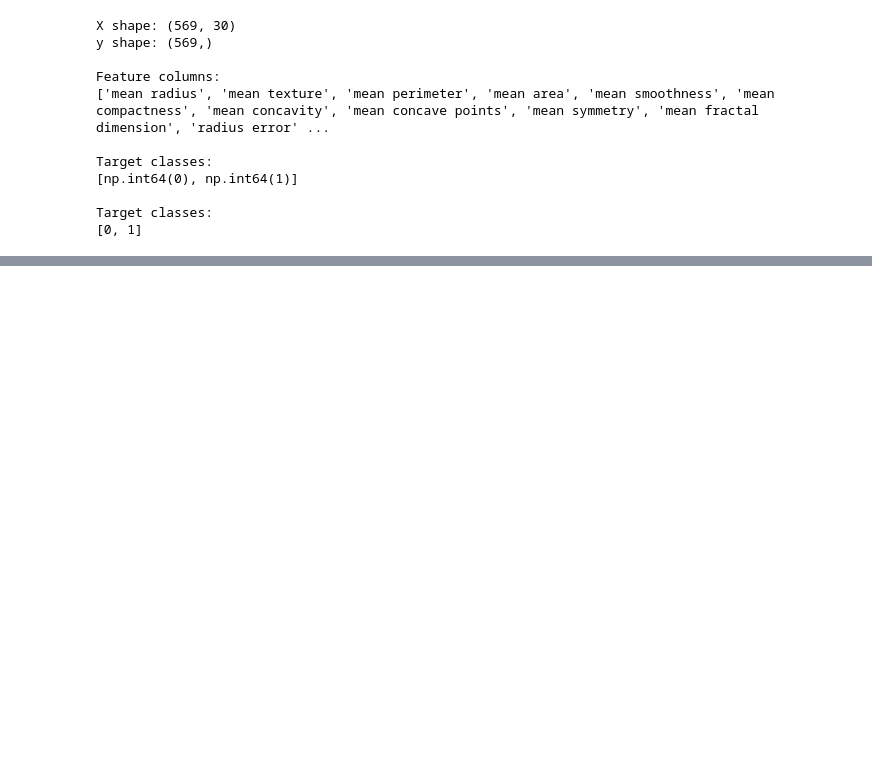
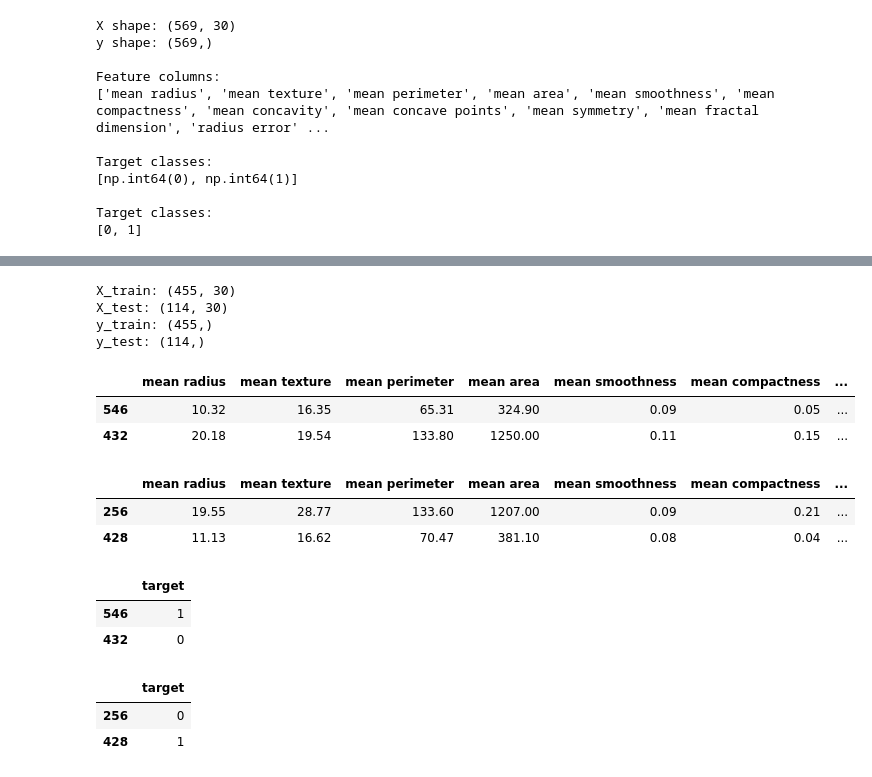
Before and after one commit to amirtech-ai/tabular-ml-prediction-api, a Jupyter notebook: notebooks/initial_data_analysis_1.ipynb, the cells around one changed output, grey strips where cells are left out. Drawn from its saved outputs; the diff is of its cells as text; code cells hidden in the pictures; blank space fills up the shorter version.

Commit message:
Add train-test split and preprocessing pipeline 1405/7/22

```diff
--- a/notebooks/initial_data_analysis_1.ipynb
+++ b/notebooks/initial_data_analysis_1.ipynb
@@ -393,3 +393,20 @@ Target classes:
 
 Target classes:
 [0, 1]
+# %%
+# تکرار import ها برای تعریف روش جدید بارگذار dataframe
+import pandas as pd
+from sklearn.datasets import load_breast_cancer
+
+# بارگذاری دیتاست
+dataset = load_breast_cancer(as_frame=True)
+df2 = dataset.frame.copy()
+
+# جداسازی ویژگی‌ها و هدف
+X = df2.drop(columns=["target"])
+y = df2["target"]
+
+# بررسی ابعاد و کلاس‌ها
+print("Features:", X.shape)
+print("Target:", y.shape)
+print("Classes:", y.value_counts().sort_index())
@@ -395,0 +438,44 @@ Target classes:
+# %%
+from sklearn.model_selection import train_test_split
+
+# تقسیم داده: ۸۰٪ آموزش، ۲۰٪ آزمون
+X_train, X_test, y_train, y_test = train_test_split(
+    X, y,
+    test_size=0.20,
+    random_state=42,
+    stratify=y
+)
+
+print("X_train:", X_train.shape)
+print("X_test:", X_test.shape)
+print("y_train:", y_train.shape)
+print("y_test:", y_test.shape)
+# %% [output]
+X_train: (455, 30)
+X_test: (114, 30)
+y_train: (455,)
+y_test: (114,)
+# %%
+X_train.head(2)
+# %% [output]
+|  | mean radius | mean texture | mean perimeter | mean area | mean smoothness | mean compactness | ... |
+| 546 | 10.32 | 16.35 | 65.31 | 324.90 | 0.09 | 0.05 | ... |
+| 432 | 20.18 | 19.54 | 133.80 | 1250.00 | 0.11 | 0.15 | ... |
+# %%
+X_test.head(2)
+# %% [output]
+|  | mean radius | mean texture | mean perimeter | mean area | mean smoothness | mean compactness | ... |
+| 256 | 19.55 | 28.77 | 133.60 | 1207.00 | 0.09 | 0.21 | ... |
+| 428 | 11.13 | 16.62 | 70.47 | 381.10 | 0.08 | 0.04 | ... |
+# %%
+y_train.to_frame().head(2)
+# %% [output]
+|  | target |
+| 546 | 1 |
+| 432 | 0 |
+# %%
+y_test.to_frame().head(2)
+# %% [output]
+|  | target |
+| 256 | 0 |
+| 428 | 1 |
```
Also changed, not shown: parts of 12 cells of this notebook, 2 other files.
